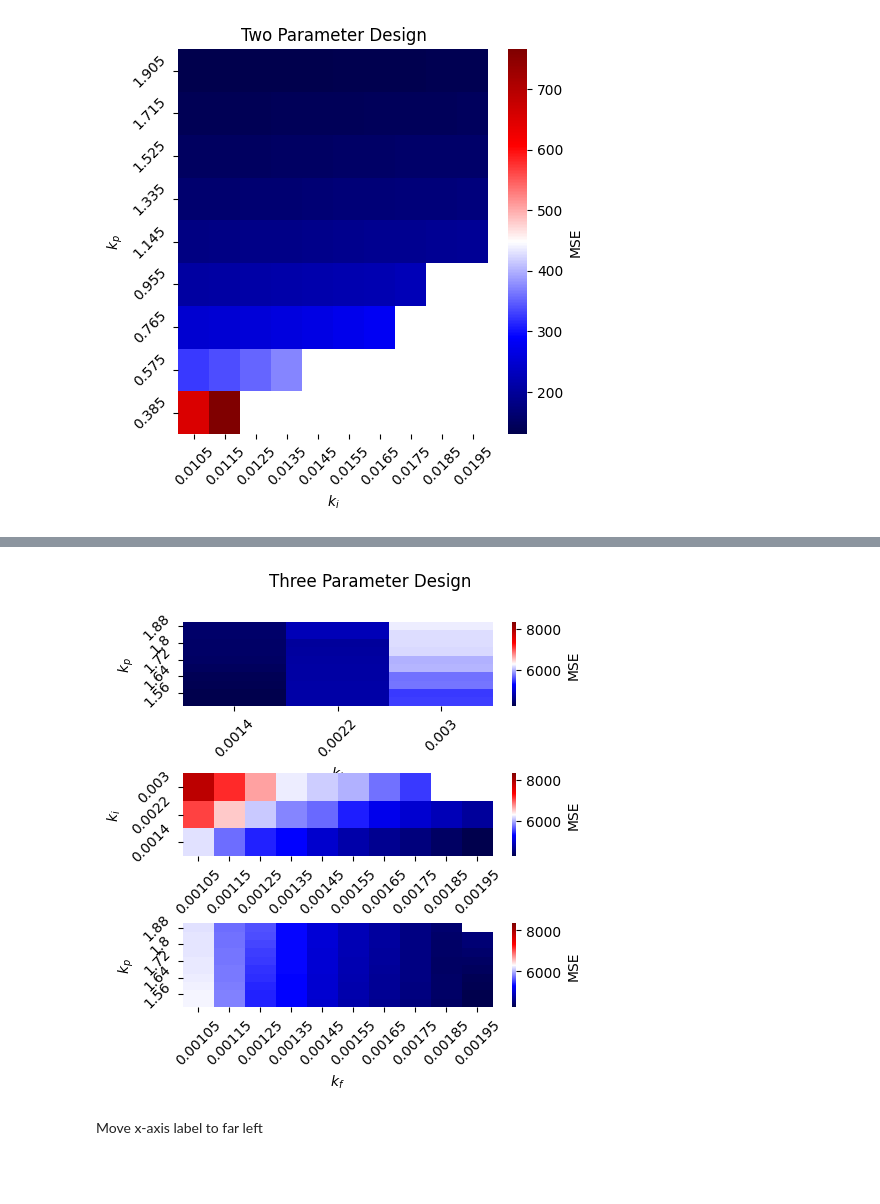
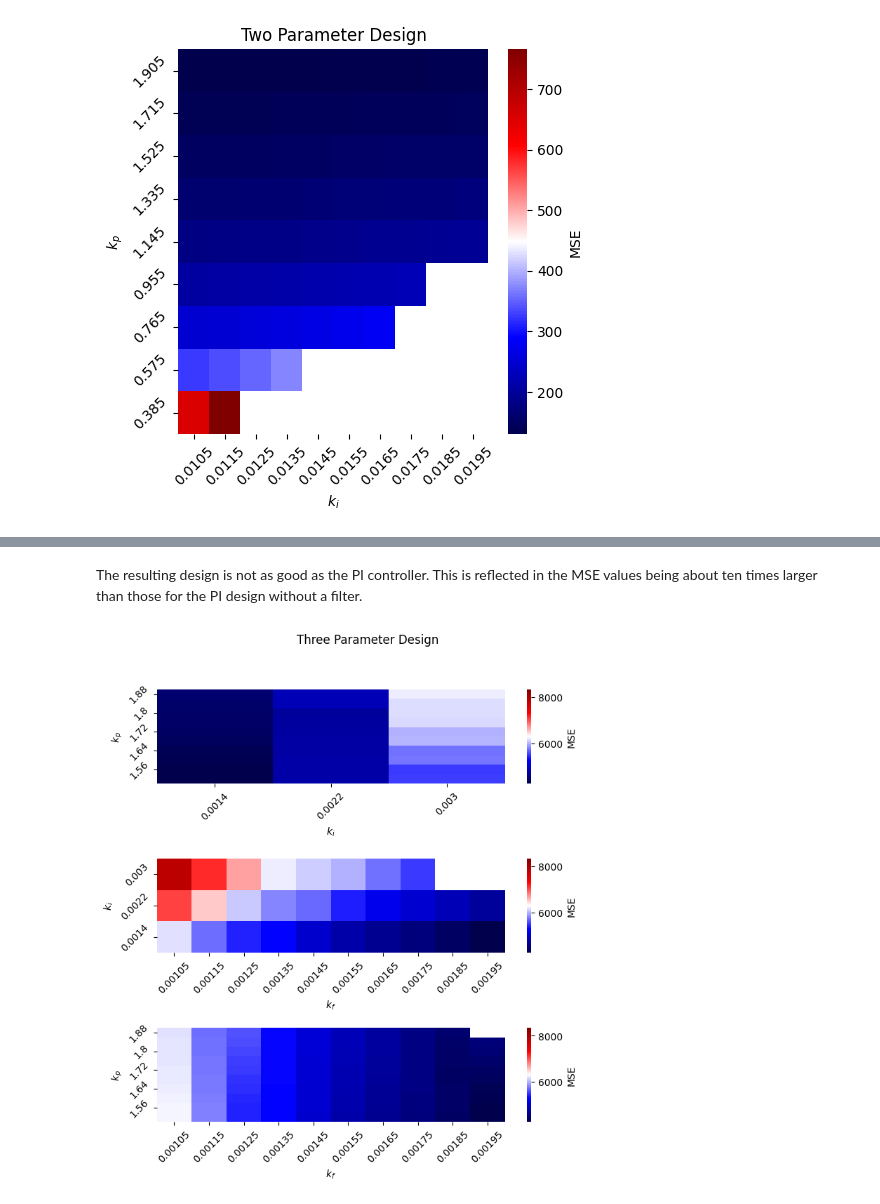
Before and after one commit to ModelEngineering/controlSBML, a Jupyter notebook: examples/Analysis-of-mTOR.ipynb, the cells around one changed output, grey strips where cells are left out. Saved outputs shown, nothing was run; the diff lists cells and outputs as text; code cells hidden in the pictures; blank space fills up the shorter version.

```diff
--- a/examples/Analysis-of-mTOR.ipynb
+++ b/examples/Analysis-of-mTOR.ipynb
@@ -248,7 +287,7 @@ ts, builder = CTLSB.plotGridDesign(grid, setpoint=120, num_restart=1, is_greedy=
 [figure]
+# %% [markdown]
+The resulting design is not as good as the PI controller. This is reflected in the MSE values being about ten times larger than those for the PI design without a filter.
 # %%
-CTLSB.plotDesignResult(figsize=(5,5), save_path="data3.csv", suptitle="Three Parameter Design")
+CTLSB.plotDesignResult(save_path="data3.csv", suptitle="Three Parameter Design", figsize=(8,8))
 # %% [output]
-[figure, old version]
+[figure, new version]
-# %% [markdown]
-Move x-axis label to far left
```
Also changed, not shown: parts of 35 cells of this notebook, 4 other files.
